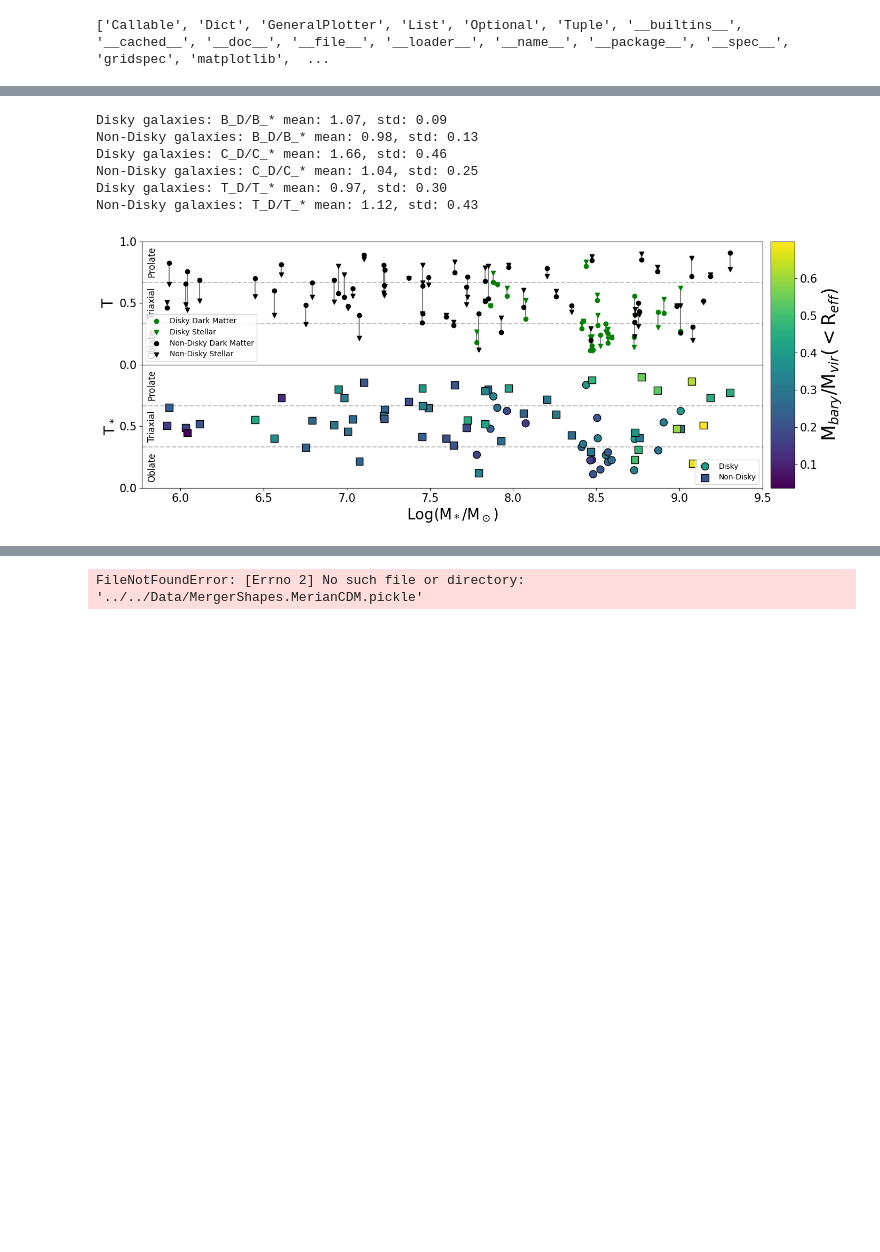
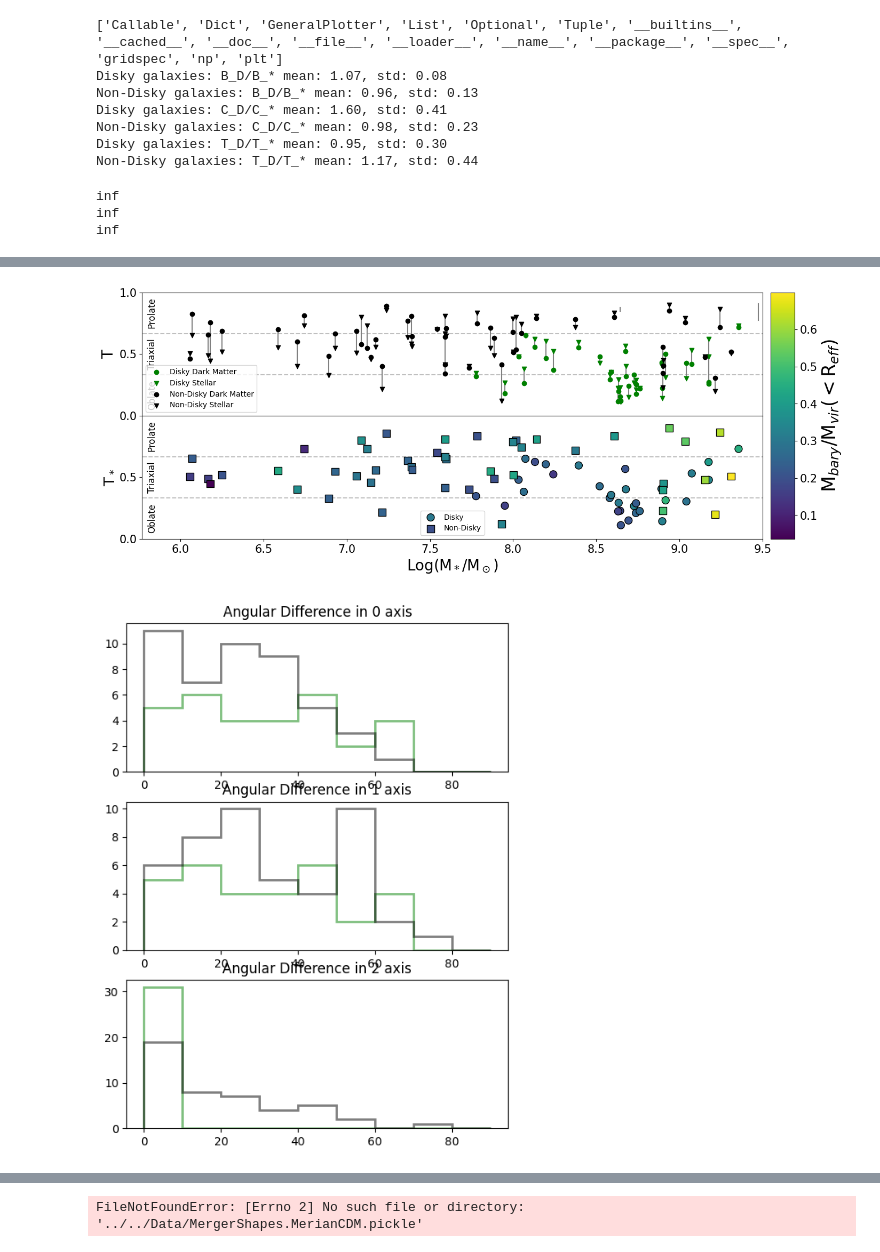
Before and after one commit to Bvogel4/MorphologyMeasurements, a Jupyter notebook: Code/IntrinsicShapes/StellarDMTracing.ipynb, the cells around one changed output, grey strips where cells are left out. Cells and saved outputs as stored; diff of their text form; code cells hidden in the pictures; blank space fills up the shorter version.

```diff
--- a/Code/IntrinsicShapes/StellarDMTracing.ipynb
+++ b/Code/IntrinsicShapes/StellarDMTracing.ipynb
@@ -300,9 +339,6 @@ print(data
 # %%
 
-# add ../ to path
-import sys
-sys.path.append('../')
-import PlotClasses as pc
+import PlotClasses
 #display classes in PlotClasses
 print(dir(PlotClasses))
 #reload(PlotClasses)
@@ -315,9 +351,9 @@ data = {
     'B_s': B_s, 'C_s': C_s, 'T_s': T_s, 'B_d': B_d, 'C_d': C_d, 'T_d': T_d,
     'masses': masses, 'mb': mb_reff, 'htype': htype, 'reff': reff, 'mvir': mvir
 }
-masks = {'disky': disky_mask, 'elliptical': ellip_mask}
-labels = {'disky': 'Disky', 'non_disky': 'Non-Disky', 'B': 'Q', 'C': 'S'}
-colors = {'disky': 'green', 'non_disky': 'k'}
+masks = {'disky': disk_mask, 'non-disky': ellip_mask}
+labels = {'disky': 'Disky', 'non-disky': 'Non-Disky', 'B': 'Q', 'C': 'S'}
+colors = {'disky': 'green', 'non-disky': 'k'}
 
 plotter = pc.GeneralPlotter(data, masks, labels, colors)
 plotter.plot_data_with_masks('B', 'C', show_lines=True, show_scatter=True, filename=folder + filename)
@@ -326,11 +362,21 @@ plotter.plot_triaxiality_vs_mass(filename=folder + 'T_vs_Mass_disky.png')
 
 #create histogram of diffs_at_reff for disky and non-disky
 fig, ax = plt.subplots(3,1,figsize=(6,8))
+bins = np.linspace(0,90,10)
 for i in range(3):
-    ax[i].hist(diffs_at_reff[:,i][disky_mask],bins=10,alpha=.5,label='Disky',color='g')
-    ax[i].hist(diffs_at_reff[:,i][~disky_mask],bins=10,alpha=.5,label='Non-Disky',color='k')
+    ax[i].hist(diffs_at_reff[:,i][disk_mask],bins=bins,alpha=.5,label='Disky',color='g',histtype='step',lw=2)
+    ax[i].hist(diffs_at_reff[:,i][ellip_mask],bins=bins,alpha=.5,label='Non-Disky',color='k',histtype='step',lw=2)
     ax[i].set_title(f'Angular Difference in {i} axis')
 
     print(np.sum(diffs_at_reff[:,i]<30)/len(diffs_at_reff[:,i][disky_mask]))
 # %% [output]
-['Callable', 'Dict', 'GeneralPlotter', 'List', 'Optional', 'Tuple', '__builtins__', '__cached__', '__doc__', '__file__', '__loader__', '__name__', '__package__', '__spec__', 'gridspec', 'matplotlib',  ...
+['Callable', 'Dict', 'GeneralPlotter', 'List', 'Optional', 'Tuple', '__builtins__', '__cached__', '__doc__', '__file__', '__loader__', '__name__', '__package__', '__spec__', 'gridspec', 'np', 'plt']
+Disky galaxies: B_D/B_* mean: 1.07, std: 0.08
+Non-Disky galaxies: B_D/B_* mean: 0.96, std: 0.13
+Disky galaxies: C_D/C_* mean: 1.60, std: 0.41
+Non-Disky galaxies: C_D/C_* mean: 0.98, std: 0.23
+Disky galaxies: T_D/T_* mean: 0.95, std: 0.30
+Non-Disky galaxies: T_D/T_* mean: 1.17, std: 0.44
+inf
+inf
+inf
@@ -338,10 +384,5 @@ for i in range(3):
-Disky galaxies: B_D/B_* mean: 1.07, std: 0.09
-Non-Disky galaxies: B_D/B_* mean: 0.98, std: 0.13
-Disky galaxies: C_D/C_* mean: 1.66, std: 0.46
-Non-Disky galaxies: C_D/C_* mean: 1.04, std: 0.25
-Disky galaxies: T_D/T_* mean: 0.97, std: 0.30
-Non-Disky galaxies: T_D/T_* mean: 1.12, std: 0.43
-[figure, old version]
+[figure, new version]
+[figure, added]
 # %%
 len(feedback_type[feedback_type == 'MerianCDM'])
 len(feedback_type[feedback_type == 'BWMDC'])
```
Also changed, not shown: parts of 14 cells of this notebook, 5 other files.
